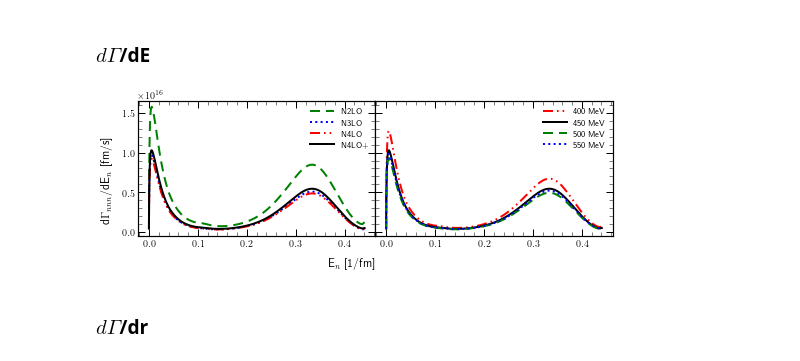
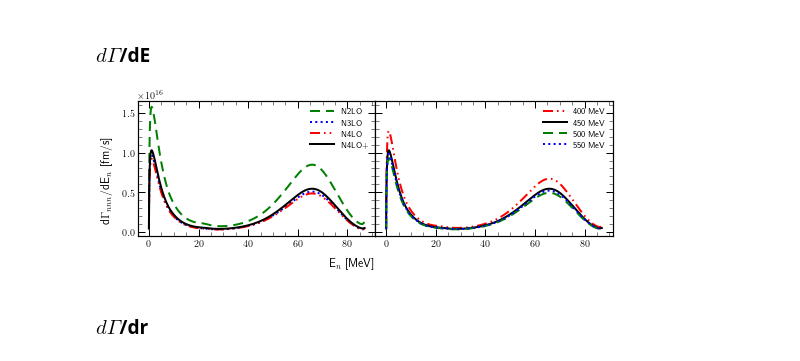
Before and after one commit to VitaliiUr/thesis, a Jupyter notebook: PlotData/PION/Dalitz_maps/figures_PION.ipynb, the cells around one changed output. Drawn from its saved outputs; the diff is of its cells as text; code cells hidden in the pictures.

```diff
--- a/PlotData/PION/Dalitz_maps/figures_PION.ipynb
+++ b/PlotData/PION/Dalitz_maps/figures_PION.ipynb
@@ -1097,32 +1097,32 @@ for force in FORCES[2:]:
 # %%
 fig = plt.figure(figsize=(7.5, 2.8))
 gs = fig.add_gridspec(ncols=2, wspace=0)
 ax = gs.subplots(sharey=True)
 # fig.supylabel(r"d$\Gamma_{\text{pnn}}$"f"/dE$_\\text{{{{{particle}}}}}$[fm/s]", x=0.03)
 fig.supylabel(r"d$\Gamma_{nnn}$"f"/dE$_n$ [fm/s]", x=0.03)
-fig.supxlabel(f"E$_n$ [1/fm]", y=0.06)
+fig.supxlabel(f"E$_n$ [MeV]", y=0.06)
 for force in FORCES[2:]:
-    ax[0].plot(df_orders[force].energy, df_orders[force].dGdE*1e22,
+    ax[0].plot(df_orders[force].energy*197.3, df_orders[force].dGdE*1e22,
                 **line_styles[force], label=force)
 for cut in range(1,5):
     cutoff = 350+50*cut
-    ax[1].plot(df_cuts[cut] .energy, df_cuts[cut] .dGdE*1e22,
+    ax[1].plot(df_cuts[cut] .energy*197.3, df_cuts[cut] .dGdE*1e22,
                 **ls_cutoff[cutoff], label=f"{cutoff} MeV")
 
 
 for axx in ax:
     axx.tick_params(which='minor', direction='in', length=4, width=0.5, top=True, right=True)
     axx.tick_params(which='major', direction='in', length=7, width=1, top=True, right=True)
     # axx.grid(alpha=0.2)
     axx.set_zorder(-1)
     axx.legend(fontsize=8, handlelength=3)
 
 # plt.legend()
 plt.tight_layout()
 plt.savefig("./figures/3H_dGdEn.pdf", dpi=600, facecolor="white")
 plt.show()
 # %% [output]
-[figure, old version]
+[figure, new version]
 # %% [markdown]
 ### $d\Gamma$/dr
 # %%
```
Also changed, not shown: 3 other files.
